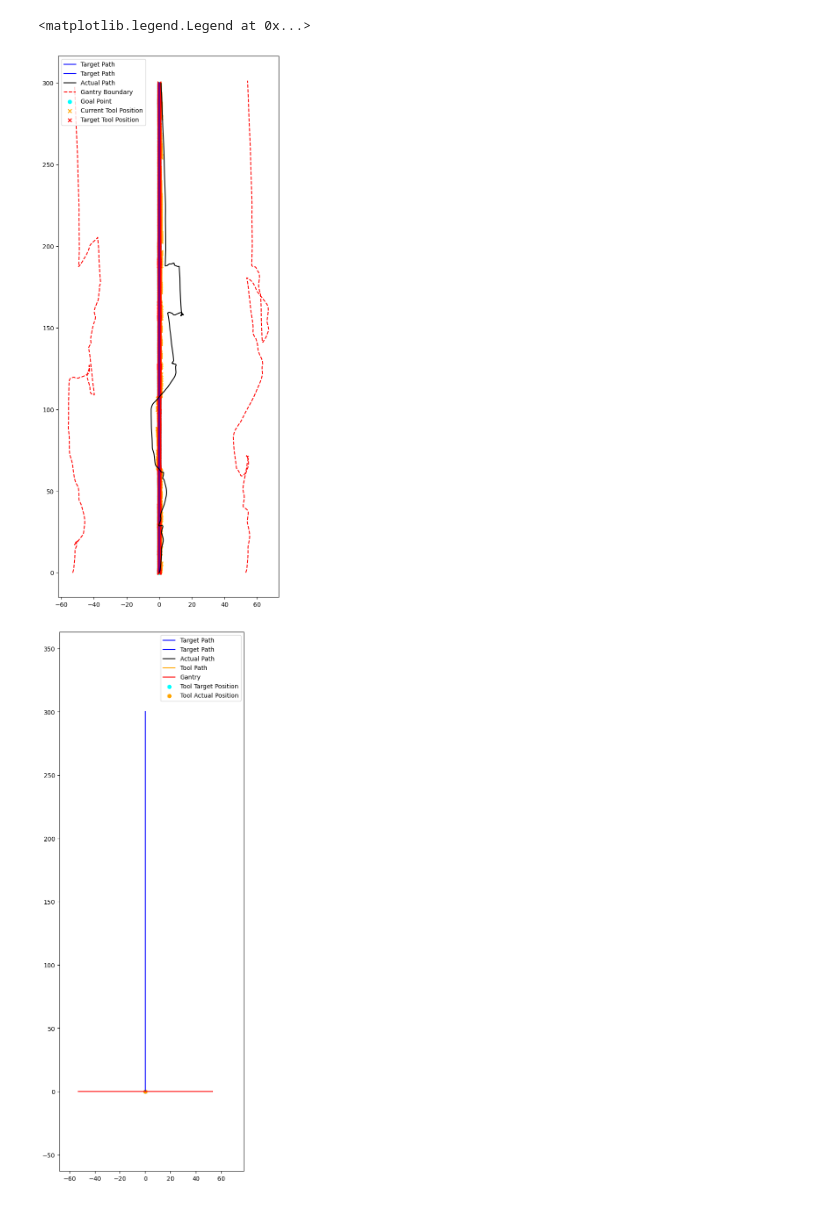
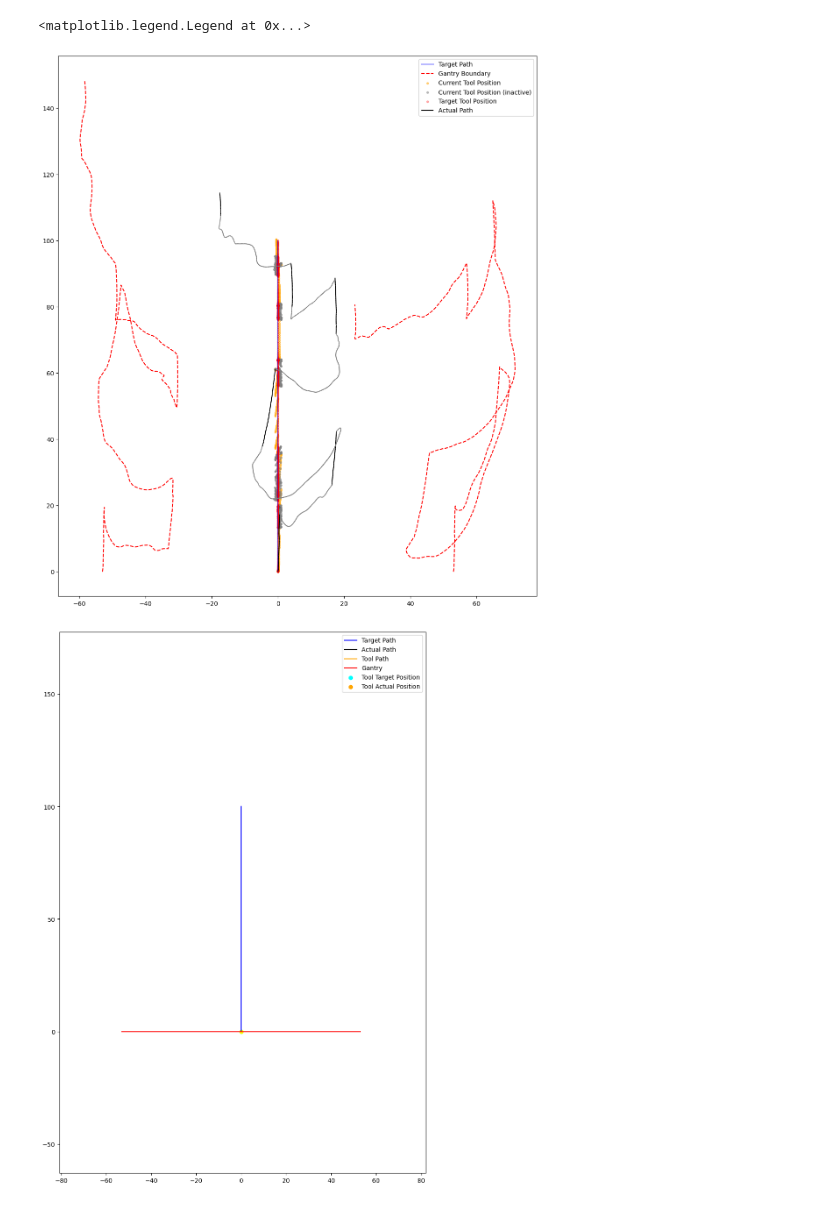
Before and after one commit to darkmattericecoffee/handheld-cnc, a Jupyter notebook: animate.ipynb, the cells around one changed output. Saved outputs shown, nothing was run; the diff lists cells and outputs as text; code cells hidden in the pictures.

Commit message:
taking out cutting var and updating animator

```diff
--- a/animate.ipynb
+++ b/animate.ipynb
@@ -1,5 +1,6 @@
 # %%
 from time import sleep
+import datetime
 import numpy as np
 import pandas as pd
 
@@ -21,7 +22,7 @@ GANTRY_LENGTH_MM = 106.0
 
 PLOT_PADDING = GANTRY_LENGTH_MM/2 + 10.0
 
-with open('../logFiles/logFile_23.txt') as f:
+with open('../logFiles/logFile_26.txt') as f:
     lines = f.readlines()
 
     target_paths = np.array(
@@ -30,12 +31,15 @@ with open('../logFiles/logFile_23.txt') as f:
     )
 
     target_paths = target_paths.reshape((-1,1000,2))
+    # print(target_paths)
 
     actual_path = np.array(
         [x.strip()[4:].split(',') for x in lines if x.startswith("POS:")],
         dtype=float
     ).round(decimals=4)
 
+    # print(actual_path)
+
     # Remove consecutive duplicates
     # See: https://stackoverflow.com/questions/37839928/remove-consecutive-duplicates-in-a-numpy-array
     actual_path = actual_path[np.insert(np.any(np.diff(actual_path, axis=0) != 0, axis=1), 0, True)]
@@ -43,43 +47,74 @@ with open('../logFiles/logFile_23.txt') as f:
 import matplotlib
 import matplotlib.pyplot as plt
 from matplotlib.animation import FuncAnimation
+import matplotlib.colors as mcolors
+from matplotlib.collections import LineCollection
 matplotlib.rcParams['figure.figsize'] = [16,16]
+
+cutting_status = actual_path[:, ACTUAL_PATH_CUTTING].astype(int) == 1
 
 for i in range(len(target_paths)):
     target_x = target_paths[i,:,TARGET_PATH_X]
     target_y = target_paths[i,:,TARGET_PATH_Y]
-    plt.plot(target_x, target_y, label='Target Path', color='b')
+    plt.plot(target_x, target_y, label='Target Path', color='b', alpha=0.5)
+
+active_path = actual_path[cutting_status == 1]
+inactive_path = actual_path[cutting_status == 0]
 
 actual_x = actual_path[:,ACTUAL_PATH_X]
 actual_y = actual_path[:,ACTUAL_PATH_Y]
-plt.plot(actual_x, actual_y, label='Actual Path', color='k')
+# actual_x_active = active_path[:, ACTUAL_PATH_X]
+# actual_y_active = active_path[:, ACTUAL_PATH_Y]
+# actual_x_inactive = inactive_path[:, ACTUAL_PATH_X]
+# actual_y_inactive = inactive_path[:, ACTUAL_PATH_Y]
+colors = ['k' if status == 1 else 'gray' for status in cutting_status]  # Black for active, gray for inactive
+colors = colors[1:]
+points = np.array([actual_x,actual_y]).T.reshape(-1, 1, 2)
+segments = np.concatenate([points[:-1], points[1:]], axis=1)
+lc = LineCollection(segments, colors=colors)
+lc.set_label('Actual Path')
+# plt.scatter(actual_x_active, actual_y_active, label='Actual Path', color='k', marker='.')
+# plt.scatter(actual_x_inactive, actual_y_inactive, label='Actual Path (inactive)', color='gray', marker='.')
+# plt.plot(actual_x, actual_y, label='Actual Path', cmap=cmap, norm=norm)
+# print(len(actual_x_active))
 
 yaw = actual_path[:,ACTUAL_PATH_YAW]
 left_x = actual_x - GANTRY_LENGTH_MM/2 * np.cos(yaw)
 left_y = actual_y - GANTRY_LENGTH_MM/2 * np.sin(yaw)
 right_x = actual_x + GANTRY_LENGTH_MM/2 * np.cos(yaw)
 right_y = actual_y + GANTRY_LENGTH_MM/2 * np.sin(yaw)
 plt.plot(left_x, left_y, label='Gantry Boundary', color='r', linestyle='dashed')
 plt.plot(right_x, right_y, color='r', linestyle='dashed')
 
 goal_x = actual_path[:,ACTUAL_PATH_GOAL_X]
 goal_y = actual_path[:,ACTUAL_PATH_GOAL_Y]
-plt.scatter(goal_x, goal_y, label='Goal Point', color='cyan')
+# plt.scatter(goal_x, goal_y, label='Goal Point', color='cyan')
 
-tool_x = actual_path[:,ACTUAL_PATH_TOOL_X]
-tool_y = actual_path[:,ACTUAL_PATH_TOOL_Y]
-plt.scatter(tool_x, tool_y, label='Current Tool Position', color='orange', marker='x')
+tool_x = active_path[:,ACTUAL_PATH_TOOL_X]
+tool_y = active_path[:,ACTUAL_PATH_TOOL_Y]
+tool_x_inactive = inactive_path[:,ACTUAL_PATH_TOOL_X]
+tool_y_inactive = inactive_path[:,ACTUAL_PATH_TOOL_Y]
+# colors = ['orange' if status == 1 else 'gray' for status in cutting_status]  # Black for active, gray for inactive
+# colors = colors[1:]
+# points = np.array([tool_x,tool_y]).T.reshape(-1, 1, 2)
+# segments = np.concatenate([points[:-1], points[1:]], axis=1)
+# lc1 = LineCollection(segments, colors=colors, linewidth=2, alpha=0.5)
+# lc1.set_label('Current Tool Position')
+plt.scatter(tool_x, tool_y, label='Current Tool Position', color='orange', marker='.', alpha = 0.5)
+plt.scatter(tool_x_inactive, tool_y_inactive, label='Current Tool Position (inactive)', color='gray', marker='.', alpha = 0.5)
 
 target_x = actual_path[:,DESIRED_PATH_TOOL_X]
 target_y = actual_path[:,DESIRED_PATH_TOOL_Y]
-plt.scatter(target_x, target_y, label='Target Tool Position', color='red', marker='x')
+plt.scatter(target_x, target_y, label='Target Tool Position', color='red', marker='.', alpha = 0.3)
 
 ax = plt.gca()
+ax.add_collection(lc)
+# ax.add_collection(lc1)
 ax.set_aspect('equal')
 plt.legend()
 # %% [output]
 <matplotlib.legend.Legend at 0x...>
-[figure, old version]
+[figure, new version]
 # %%
 # Get the min/max value of all points to set plot bounds
 plt.rcParams["animation.html"] = "jshtml"
@@ -113,10 +148,12 @@ for i in range(len(target_paths)):
     ax.plot(target_x, target_y, label='Target Path', color='b')
 
 actual_path_line, = ax.plot([],[],label='Actual Path', color='k')
+# actual_path_line_inactive, = ax.plot([],[], color='gray')
 actual_cut_path_line, = ax.plot([],[],label='Tool Path', color='orange')
 gantry_line, = ax.plot([],[],label='Gantry', color='r')
 goal_scatter = ax.scatter([],[],color='cyan', label='Tool Target Position')
 tool_scatter = ax.scatter([],[],color='orange', label='Tool Actual Position')
+# tool_scatter_inactive = ax.scatter([],[],color='yellow')
 
 ax.legend()
 
@@ -149,9 +186,18 @@ def animate_func(i):
         actual_path[i*DOWNSAMPLE, [ACTUAL_PATH_TOOL_X, ACTUAL_PATH_TOOL_Y]]
     )
 
+    if cutting_status[i*DOWNSAMPLE]:
+        actual_path_line.set_color('k')
+        tool_scatter.set_color('orange')
+    else:
+        actual_path_line.set_color('gray')
+        tool_scatter.set_color('yellow')
+
     return actual_path_line, actual_cut_path_line, gantry_line, goal_scatter, tool_scatter
 
 ani = FuncAnimation(f, animate_func, len(actual_path)//DOWNSAMPLE, interval=50)
-ani.save('animation.mp4', writer='ffmpeg', fps=30)
+current_time = datetime.datetime.now().strftime('%Y%m%d_%H%M%S')
+filename = f'animation_{current_time}.mp4'
+ani.save(filename, writer='ffmpeg', fps=30)
 # %% [output]
-[figure, old version]
+[figure, new version]
```
Also changed, not shown: 2 other files.
